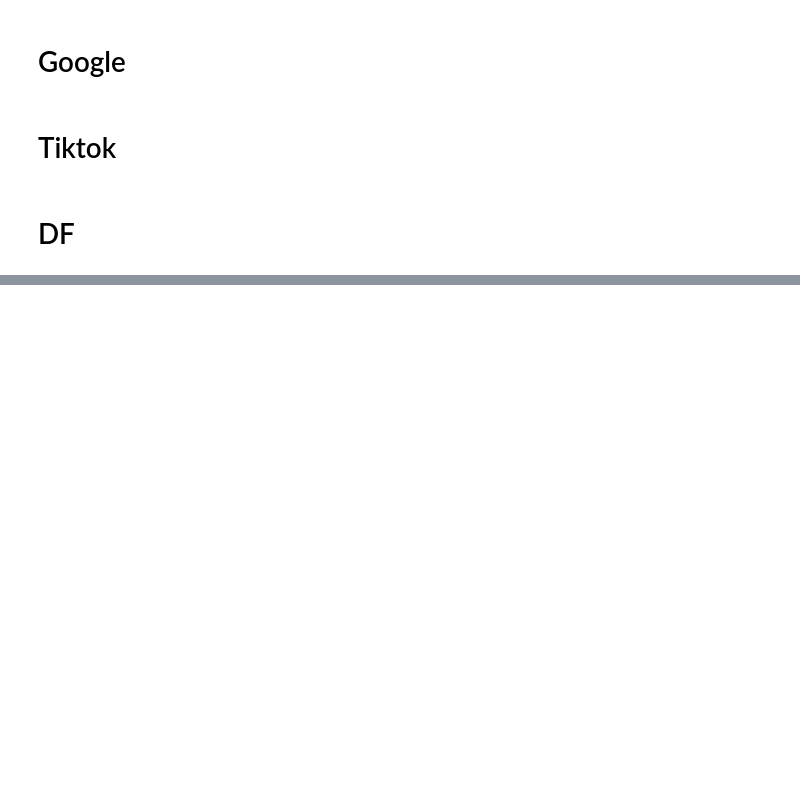
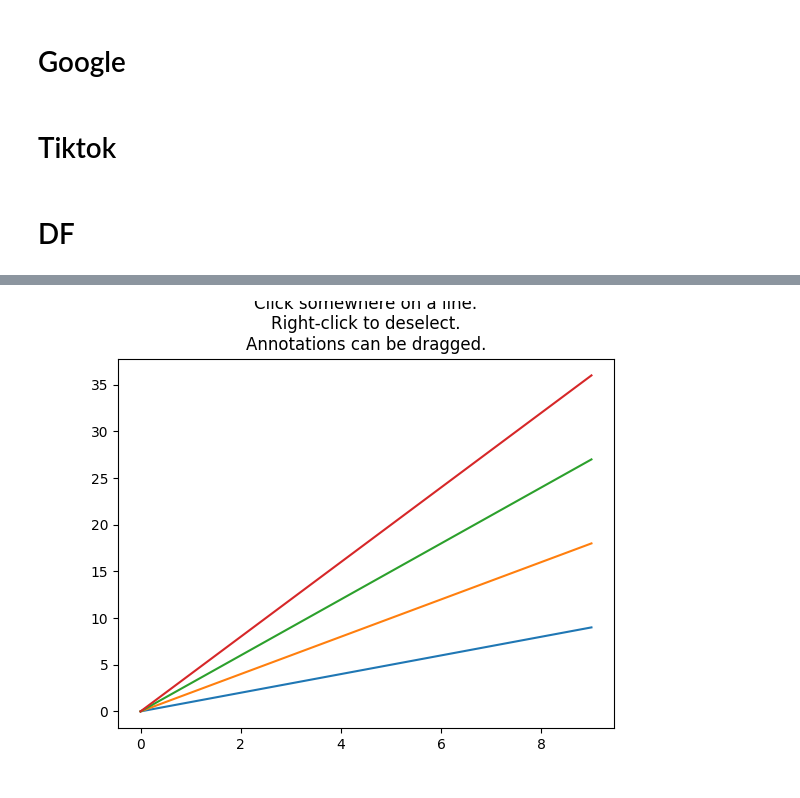
Before and after one commit to data-Zee/MMM-project-lewagon, a Jupyter notebook: notebooks/Visualition_website.ipynb, the cells around one changed output, grey strips where cells are left out. Saved outputs shown, nothing was run; the diff lists cells and outputs as text; code cells hidden in the pictures; blank space fills up the shorter version.

```diff
--- a/notebooks/Visualition_website.ipynb
+++ b/notebooks/Visualition_website.ipynb
@@ -255,0 +396,17 @@ plt.show()
+# %%
+import matplotlib.pyplot as plt
+import numpy as np
+import mplcursors
+
+data = np.outer(range(10), range(1, 5))
+
+fig, ax = plt.subplots()
+lines = ax.plot(data)
+ax.set_title("Click somewhere on a line.\nRight-click to deselect.\n"
+             "Annotations can be dragged.")
+
+mplcursors.cursor(lines)  # or just mplcursors.cursor()
+
+plt.show()
+# %% [output]
+[figure, added]
```
Also changed, not shown: parts of 6 cells of this notebook, 2 other files.
